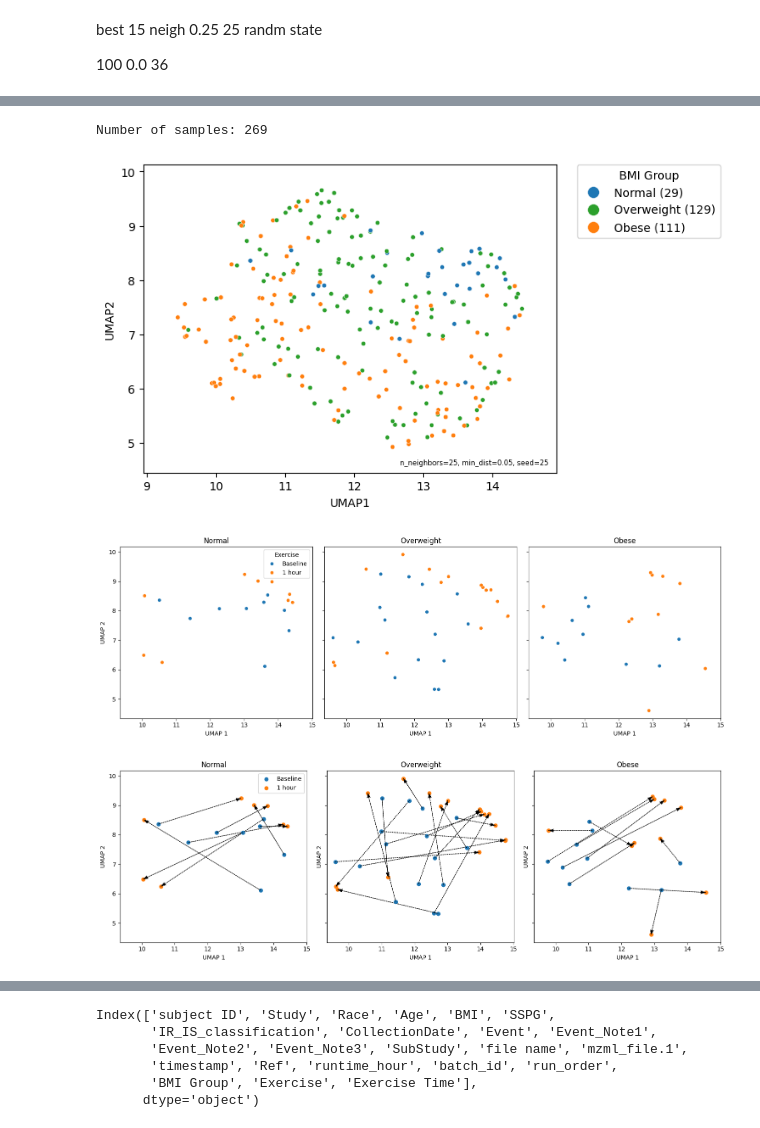
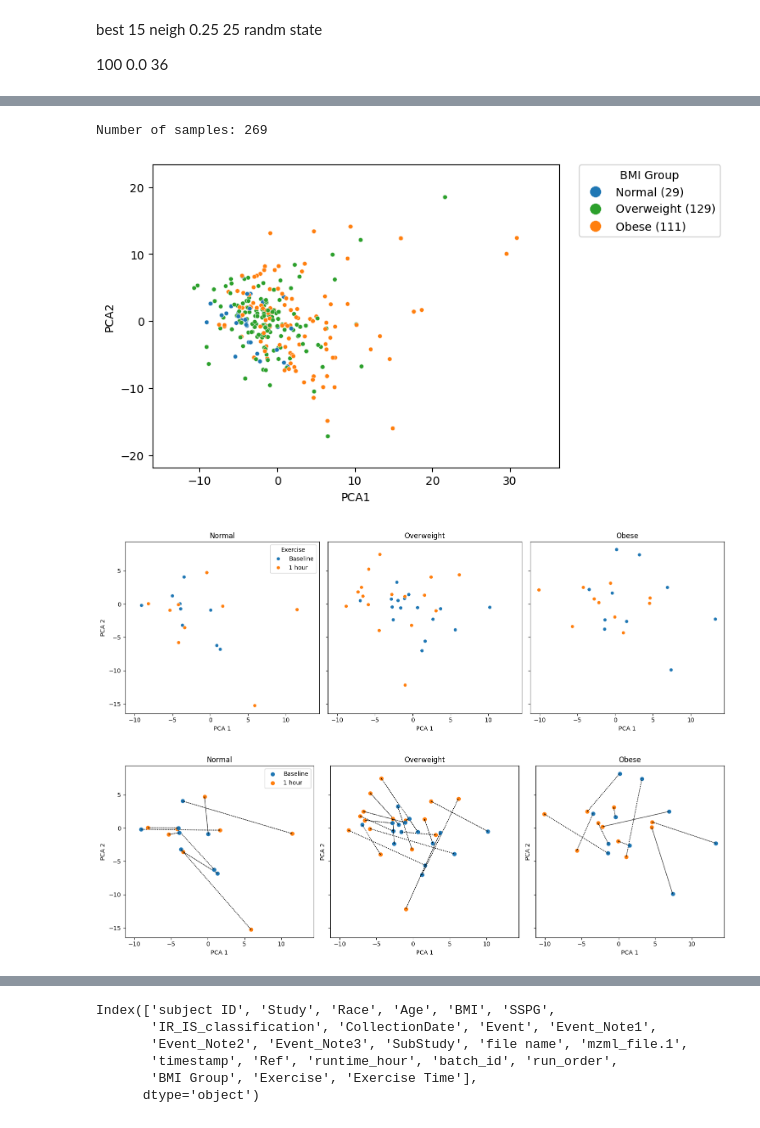
Before and after one commit to ReviveMed/mzEmbed, a Jupyter notebook: ml/stanford_bmi_umaps2.ipynb, the cells around one changed output, grey strips where cells are left out. Saved outputs shown, nothing was run; the diff lists cells and outputs as text; code cells hidden in the pictures.

```diff
--- a/ml/stanford_bmi_umaps2.ipynb
+++ b/ml/stanford_bmi_umaps2.ipynb
@@ -212,12 +309,13 @@ Number of samples: 269
 # %%
-create_nice_embedding_plot(trainval_embedding, 'BMI Group', df, is_umap=True)
-plt.text(0.98, 0.02, desc_text,
-    verticalalignment='bottom',
-    horizontalalignment='right',
-    transform=plt.gca().transAxes,
-    fontsize=6)
+create_nice_embedding_plot(trainval_embedding, 'BMI Group', df, emb_kind=emb_kind,margin_amount=margin_amount)
+if show_text:
+    plt.text(0.98, 0.02, desc_text,
+        verticalalignment='bottom',
+        horizontalalignment='right',
+        transform=plt.gca().transAxes,
+        fontsize=6)
 
-plt.savefig(os.path.join(chosen_umap_plots_dir, 'bmi-group_embedding.png'), dpi=300, bbox_inches='tight')
+plt.savefig(os.path.join(chosen_plots_dir, 'bmi-group_embedding.png'), dpi=300, bbox_inches='tight')
 # %% [output]
 Number of samples: 269
-[figure, old version]
+[figure, new version]
@@ -239,18 +328,18 @@ fig, axes = plt.subplots(1, 3, figsize=(15, 5), sharex=True, sharey=True)
 # Define the labels for the subplots
 labels = ['Normal', 'Overweight', 'Obese']
 
-# Iterate over the subplots and plot the UMAP scatter plot for each group
+# Iterate over the subplots and plot thef {emb_kind} scatter plot for each group
 for i, ax in enumerate(axes):
     # Get the subset of the dataframe for the current group
     subset = exercise_subset[exercise_subset['BMI Group'] == labels[i]]
 
-    # Get the UMAP embedding values for the subset
-    umap_values = subset[['UMAP1', 'UMAP2']].values
+    # Get thef {emb_kind} embedding values for the subset
+#    embedd_values = subset[[f'{emb_kind}1', f'{emb_kind}2']].values
 
 
-    # Scatter plot with UMAP values as x and y coordinates, and event time as color
-    # ax.scatter(umap_values[:, 0], umap_values[:, 1], c=event_time, cmap='viridis')
-    sns.scatterplot(data=subset, x='UMAP1', y='UMAP2', hue='Exercise', palette='tab10', ax=ax)
+    # Scatter plot withf {emb_kind} values as x and y coordinates, and event time as color
+    # ax.scatterf({emb_kind}_values[:, 0],f {emb_kind}_values[:, 1], c=event_time, cmap='viridis')
+    sns.scatterplot(data=subset, x=f'{emb_kind}1', y=f'{emb_kind}2', hue='Exercise', palette='tab10', ax=ax)
     # remove the legend
     if i > 0:
         ax.get_legend().remove()
@@ -259,8 +348,8 @@ for i, ax in enumerate(axes):
 
     # Set the title and axis labels for the subplot
     ax.set_title(labels[i])
-    ax.set_xlabel('UMAP 1')
-    ax.set_ylabel('UMAP 2')
+    ax.set_xlabel(f'{emb_kind} 1')
+    ax.set_ylabel(f'{emb_kind} 2')
 
 # Add a colorbar to the last subplot
 # cbar = plt.colorbar(ax=axes[-1])
@@ -270,9 +359,9 @@ for i, ax in enumerate(axes):
 plt.tight_layout()
 
 # Show the plot
-plt.savefig(os.path.join(chosen_umap_plots_dir, 'sorted-bmi_embedding.png'), dpi=300, bbox_inches='tight')
+plt.savefig(os.path.join(chosen_plots_dir, 'sorted-bmi_embedding.png'), dpi=300, bbox_inches='tight')
 # %% [output]
-[figure, old version]
+[figure, new version]
 # %%
 # Create a grid of subplots
 fig, axes = plt.subplots(1, 3, figsize=(15, 5), sharex=True, sharey=True)
@@ -280,50 +369,50 @@ fig, axes = plt.subplots(1, 3, figsize=(15, 5), sharex=True, sharey=True)
 # Define the labels for the subplots
 labels = ['Normal', 'Overweight', 'Obese']
 
-# Iterate over the subplots and plot the UMAP scatter plot for each group
+# Iterate over the subplots and plot thef {emb_kind} scatter plot for each group
 for i, ax in enumerate(axes):
     # Get the subset of the dataframe for the current group
     subset = exercise_subset[exercise_subset['BMI Group'] == labels[i]]
     subset = subset.drop_duplicates(subset=['subject ID', 'Event_Note1'])
-    matched_subset = subset.pivot(index='subject ID', columns='Event_Note1', values=['UMAP1','UMAP2'])
+    matched_subset = subset.pivot(index='subject ID', columns='Event_Note1', values=[f'{emb_kind}1',f'{emb_kind}2'])
 
     for idx, row in matched_subset.iterrows():
         # Get the coordinates for the 'Baseline' and '1 hour' points
-        baseline_x = row[('UMAP1', 'Baseline')]
-        baseline_y = row[('UMAP2', 'Baseline')]
-        hour_x = row[('UMAP1', '1 hour')]
-        hour_y = row[('UMAP2', '1 hour')]
+        baseline_x = row[(f'{emb_kind}1', 'Baseline')]
+        baseline_y = row[(f'{emb_kind}2', 'Baseline')]
+        hour_x = row[(f'{emb_kind}1', '1 hour')]
+        hour_y = row[(f'{emb_kind}2', '1 hour')]
 
         # Draw a scatter plot for the 'Baseline' point
         ax.scatter(baseline_x, baseline_y, color='C0', label='Baseline' if idx == matched_subset.index[0] else "")
 
         # Draw a scatter plot for the '1 hour' point
         ax.scatter(hour_x, hour_y, color='C1', label='1 hour' if idx == matched_subset.index[0] else "")
 
         # Draw an arrow from the 'Baseline' point to the '1 hour' point
         ax.arrow(baseline_x, baseline_y, hour_x - baseline_x, hour_y - baseline_y, color='black', length_includes_head=True,
                 head_width=0.1,width=0.005,linestyle=':')
 
     # add a legend
     if i == 0:
         ax.legend()
 
 
 
     # Set the title and axis labels for the subplot
     ax.set_title(labels[i])
-    ax.set_xlabel('UMAP 1')
-    ax.set_ylabel('UMAP 2')
+    ax.set_xlabel(f'{emb_kind} 1')
+    ax.set_ylabel(f'{emb_kind} 2')
 
 # Add a colorbar to the last subplot
 # cbar = plt.colorbar(ax=axes[-1])
 # cbar.set_label('Event Time')
 
 # Adjust the spacing between subplots
 plt.tight_layout()
 
 # Show the plot
-plt.savefig(os.path.join(chosen_umap_plots_dir, 'arrow-bmi_embedding.png'), dpi=300, bbox_inches='tight')
+plt.savefig(os.path.join(chosen_plots_dir, 'arrow-bmi_embedding.png'), dpi=300, bbox_inches='tight')
 # %% [output]
-[figure, old version]
+[figure, new version]
 # %%
```
Also changed, not shown: parts of 11 cells of this notebook.
